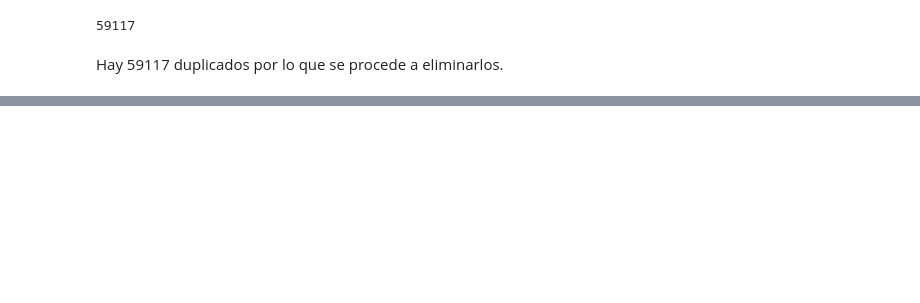
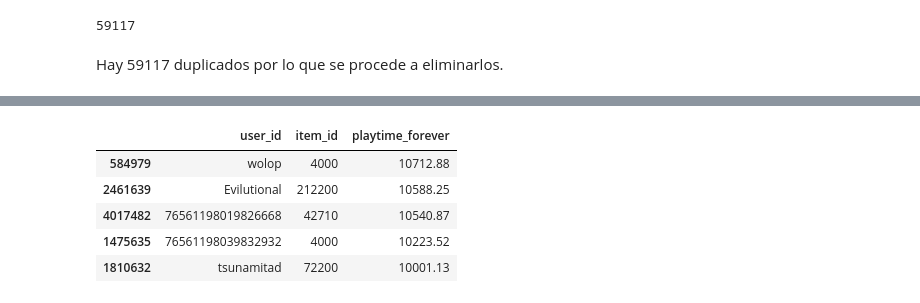
Before and after one commit to dsdrajlin/PI-MLOPs, a Jupyter notebook: ETL.ipynb, the cells around one changed output, grey strips where cells are left out. Saved outputs shown, nothing was run; the diff lists cells and outputs as text; code cells hidden in the pictures; blank space fills up the shorter version.

```diff
--- a/ETL.ipynb
+++ b/ETL.ipynb
@@ -1168,0 +1226,11 @@ dtype: float64
+# %%
+mask = items_df.playtime_forever > limite_superior
+
+items_df[mask].sort_values("playtime_forever", ascending=False).head()
+# %% [output]
+|  | user_id | item_id | playtime_forever |
+| 584979 | wolop | 4000 | 10712.88 |
+| 2461639 | Evilutional | 212200 | 10588.25 |
+| 4017482 | 76561198019826668 | 42710 | 10540.87 |
+| 1475635 | 76561198039832932 | 4000 | 10223.52 |
+| 1810632 | tsunamitad | 72200 | 10001.13 |
```
Also changed, not shown: parts of 22 cells of this notebook, 2 other files.
